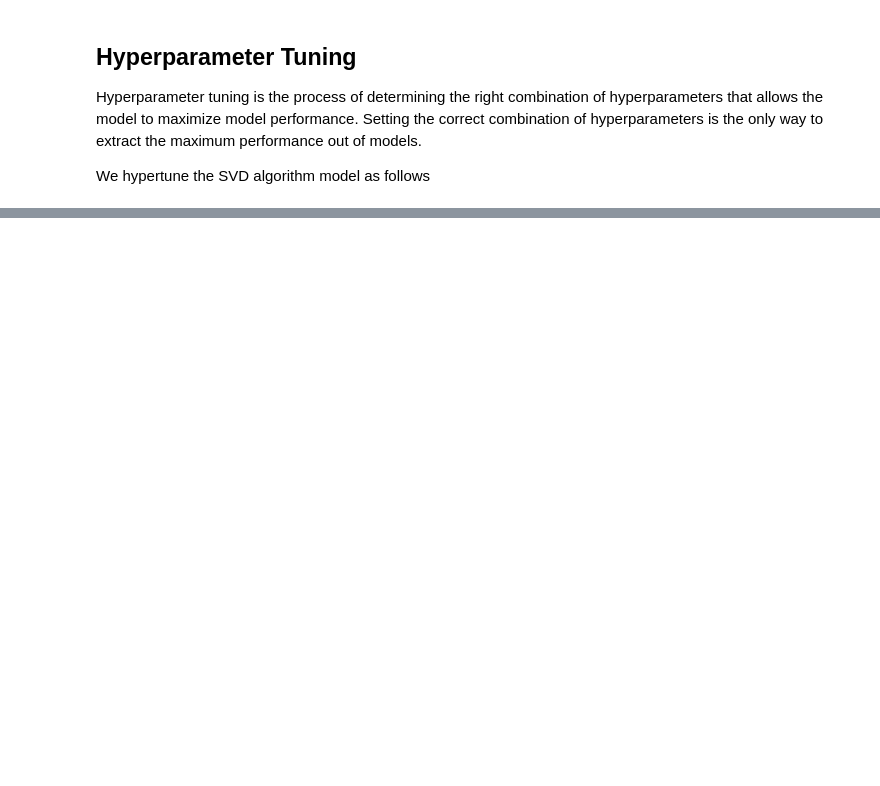
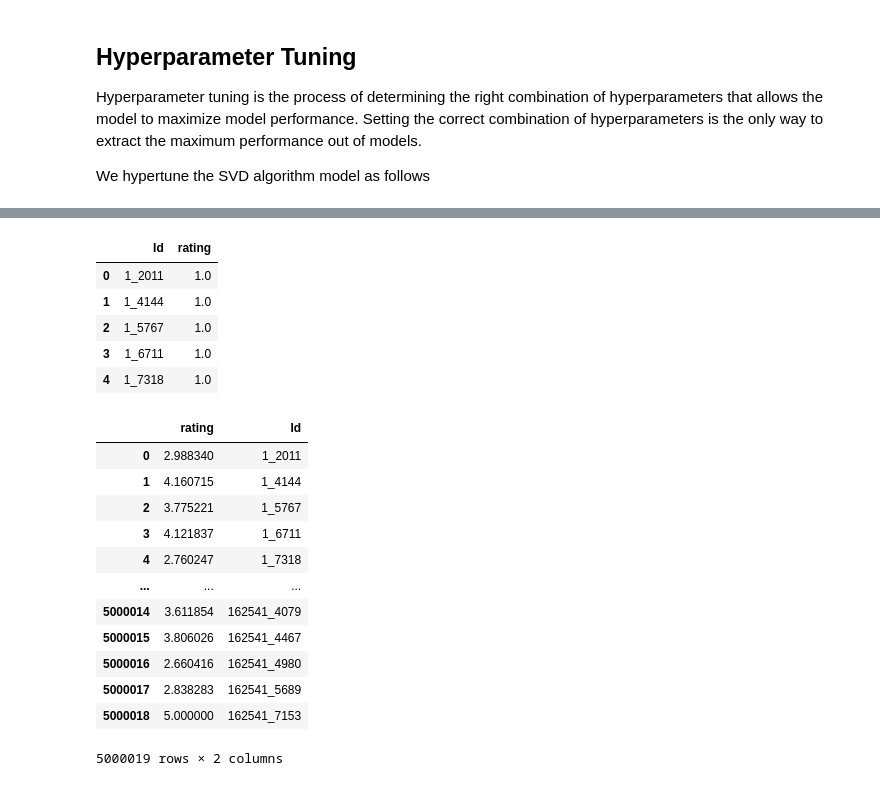
Before and after one commit to mainamwangi49/EXPLORE-TEAM-ZF1-unsupervised-predict, a Jupyter notebook: starter_notebook.ipynb, the cells around one changed output, grey strips where cells are left out. Cells and saved outputs as stored; diff of their text form; code cells hidden in the pictures; blank space fills up the shorter version.

```diff
--- a/starter_notebook.ipynb
+++ b/starter_notebook.ipynb
@@ -793,0 +850,5 @@ Mathematically, cosine similarity measures the cosine of the angle between two v
+# %%
+
+df_train.drop(df_train.index[df_train['userId'] == 72315], inplace=True)
+
+df_train = df_train.reset_index(drop=True)
@@ -868,0 +955,9 @@ results.to_csv("submission.csv", index=False)
+# %%
+# Train the model using trimmed data
+trainset = data.build_full_trainset()
+
+#SVD algorithm.
+algo = SVD(n_epochs = 50, n_factors = 400, init_std_dev = 0.001, random_state=42)
+
+# Train the algorithm on the trainset, and predict ratings for the testset
+algo.fit(trainset)
@@ -868,0 +968,18 @@ results.to_csv("submission.csv", index=False)
+# %%
+
+
+df_test.loc[:, 'rating'] = 0
+
+
+#using load_from_df surprise function to load dataset for predictions
+test_processed = Dataset.load_from_df(df_test[['userId','movieId','rating']], reader)
+
+#Train test split, test size will be equal to 1.
+NA, test = train_test_split(test_processed, test_size=1.0, shuffle = False, random_state = 42)
+
+#Prediction
+predictions = algo.test(test)
+
+#saving the predictions as a list to add as a column for our Kaggle submission
+ratings = [i.est for i in predictions]
+ratings
@@ -868,0 +1004,29 @@ results.to_csv("submission.csv", index=False)
+# %%
+display(df_sample_submission.head())
+df_test['Id'] = df_test['userId'].astype(str)  + '_'+ df_test['movieId'].astype(str)
+df_test
+#change rating column
+df_test['rating'] = ratings
+del df_test['userId']
+del df_test['movieId']
+display(df_test)
+# %% [output]
+|  | Id | rating |
+| 0 | 1_2011 | 1.0 |
+| 1 | 1_4144 | 1.0 |
+| 2 | 1_5767 | 1.0 |
+| 3 | 1_6711 | 1.0 |
+| 4 | 1_7318 | 1.0 |
+|  | rating | Id |
+| 0 | 2.988340 | 1_2011 |
+| 1 | 4.160715 | 1_4144 |
+| 2 | 3.775221 | 1_5767 |
+| 3 | 4.121837 | 1_6711 |
+| 4 | 2.760247 | 1_7318 |
+| ... | ... | ... |
+| 5000014 | 3.611854 | 162541_4079 |
+| 5000015 | 3.806026 | 162541_4467 |
+| 5000016 | 2.660416 | 162541_4980 |
+| 5000017 | 2.838283 | 162541_5689 |
+| 5000018 | 5.000000 | 162541_7153 |
+5000019 rows × 2 columns
```
Also changed, not shown: parts of 33 cells of this notebook.
